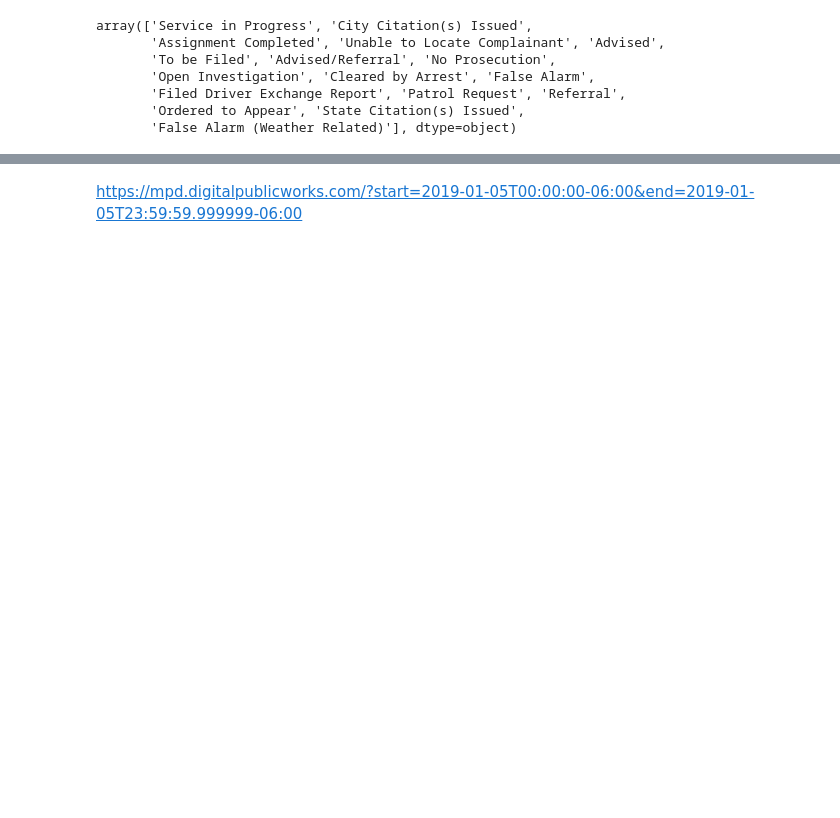
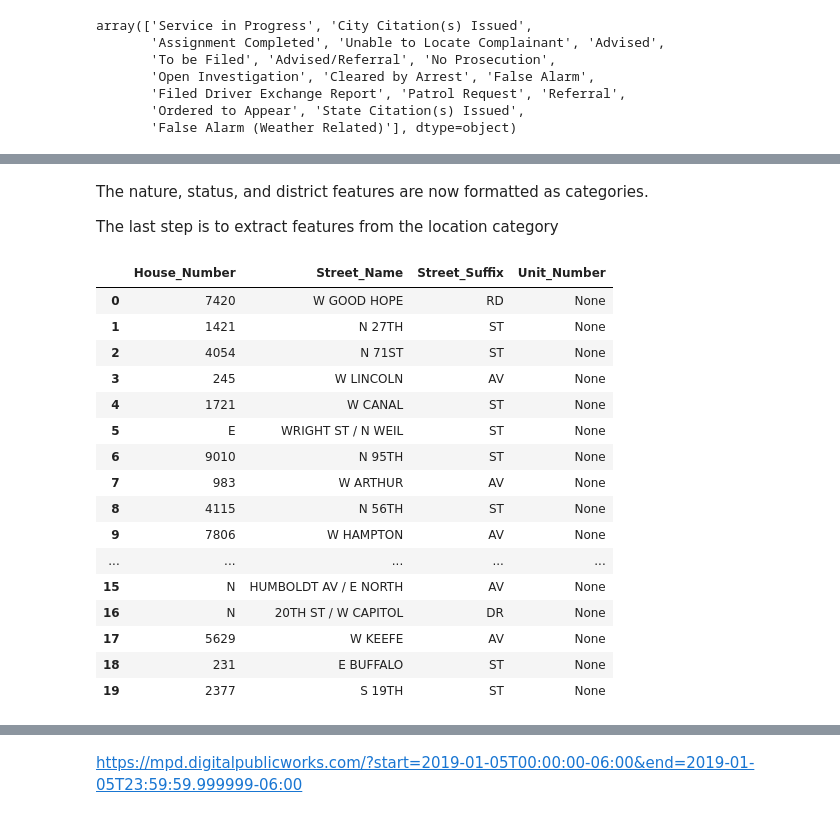
Before and after one commit to GrantFass/CS3300-FinalProject, a Jupyter notebook: CS 3300 011 Data Science Final Project.ipynb, the cells around one changed output, grey strips where cells are left out. Saved outputs shown, nothing was run; the diff lists cells and outputs as text; code cells hidden in the pictures; blank space fills up the shorter version.

```diff
--- a/CS 3300 011 Data Science Final Project.ipynb
+++ b/CS 3300 011 Data Science Final Project.ipynb
@@ -263,0 +306,4 @@ array(['Service in Progress', 'City Citation(s) Issued',
+# %%
+df['district'] = df['district'].astype("category")
+df['nature'] = df['nature'].astype("category")
+df['status'] = df['status'].astype('category')
@@ -263,0 +341,4 @@ array(['Service in Progress', 'City Citation(s) Issued',
+# %% [markdown]
+The nature, status, and district features are now formatted as categories.
+
+The last step is to extract features from the location category
@@ -263,0 +398,23 @@ array(['Service in Progress', 'City Citation(s) Issued',
+# %%
+street_data_as_tuple = df["location"].map(get_street_info)
+street_data_array = street_data_as_tuple.values.tolist()
+data = pd.DataFrame(street_data_array, columns=['House_Number', 'Street_Name', 'Street_Suffix', 'Unit_Number'])
+data.head(20)
+# %% [output]
+|  | House_Number | Street_Name | Street_Suffix | Unit_Number |
+| 0 | 7420 | W GOOD HOPE | RD | None |
+| 1 | 1421 | N 27TH | ST | None |
+| 2 | 4054 | N 71ST | ST | None |
+| 3 | 245 | W LINCOLN | AV | None |
+| 4 | 1721 | W CANAL | ST | None |
+| 5 | E | WRIGHT ST / N WEIL | ST | None |
+| 6 | 9010 | N 95TH | ST | None |
+| 7 | 983 | W ARTHUR | AV | None |
+| 8 | 4115 | N 56TH | ST | None |
+| 9 | 7806 | W HAMPTON | AV | None |
+| ... | ... | ... | ... | ... |
+| 15 | N | HUMBOLDT AV / E NORTH | AV | None |
+| 16 | N | 20TH ST / W CAPITOL | DR | None |
+| 17 | 5629 | W KEEFE | AV | None |
+| 18 | 231 | E BUFFALO | ST | None |
+| 19 | 2377 | S 19TH | ST | None |
```
Also changed, not shown: parts of 13 cells of this notebook.
